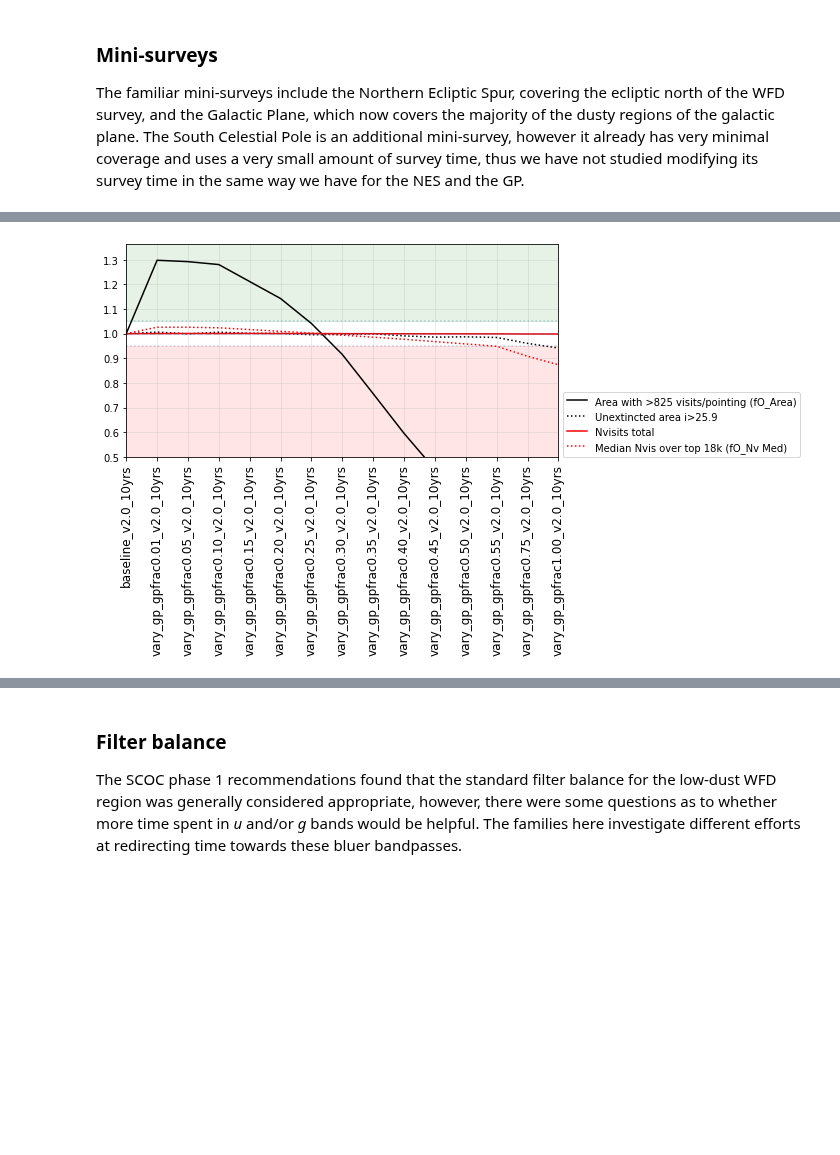
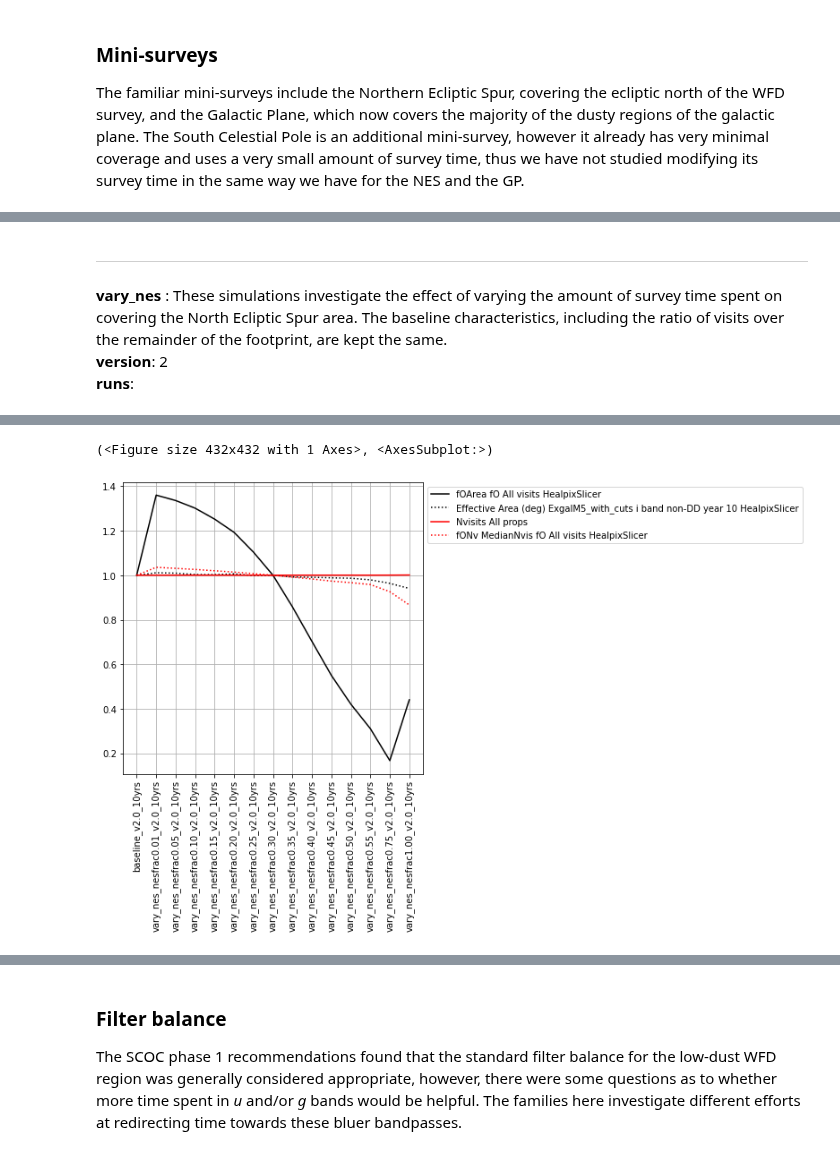
Before and after one commit to lsst-pst/survey_strategy, a Jupyter notebook: fbs_2.0/SummaryInfo_v2.0.ipynb, the cells around one changed output, grey strips where cells are left out. Saved outputs shown, nothing was run; the diff lists cells and outputs as text; code cells hidden in the pictures; blank space fills up the shorter version.

```diff
--- a/fbs_2.0/SummaryInfo_v2.0.ipynb
+++ b/fbs_2.0/SummaryInfo_v2.0.ipynb
@@ -168,4 +248,7 @@ Most likely comparison run: baseline_v2.0_10yrs
-# %%
-runs.plot_areaNvis(k)
-# %% [output]
-[figure, removed]
+# %%
+describe_family("vary_nes")
+# %% [output]
+---
+**vary_nes** : These simulations investigate the effect of varying the amount of survey time spent on covering the North Ecliptic Spur area. The baseline characteristics, including the ratio of visits over the remainder of the footprint, are kept the same.
+**version**: 2
+**runs**:
@@ -171,0 +271,2 @@ runs.plot_areaNvis(k)
+(<Figure size 432x432 with 1 Axes>, <AxesSubplot:>)
+[figure, added]
```
Also changed, not shown: parts of 48 cells of this notebook, 2 other files.
